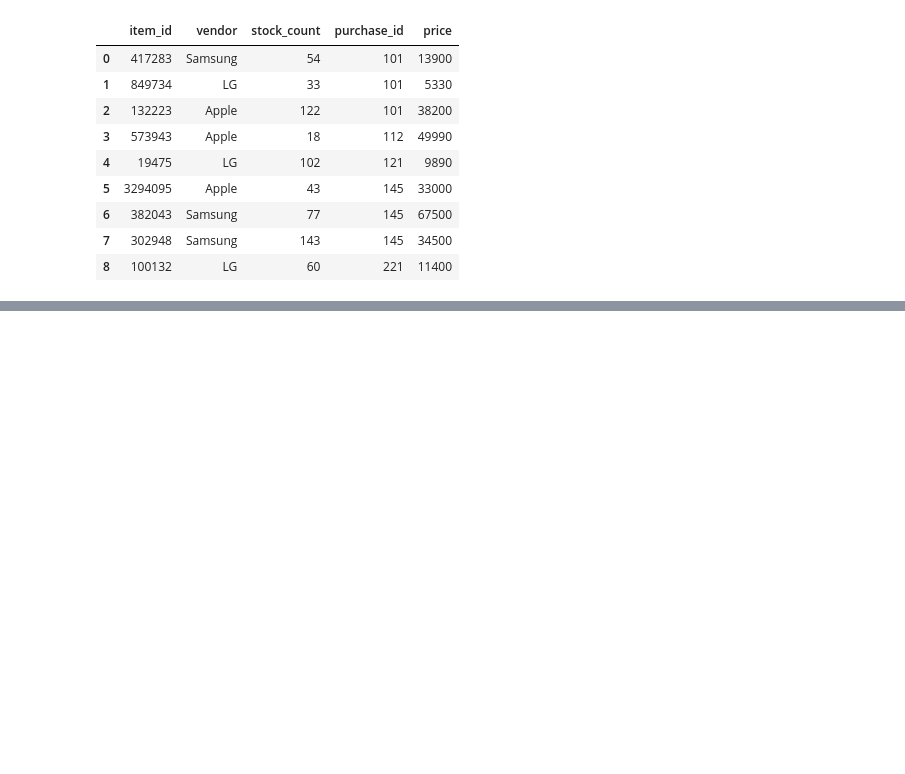
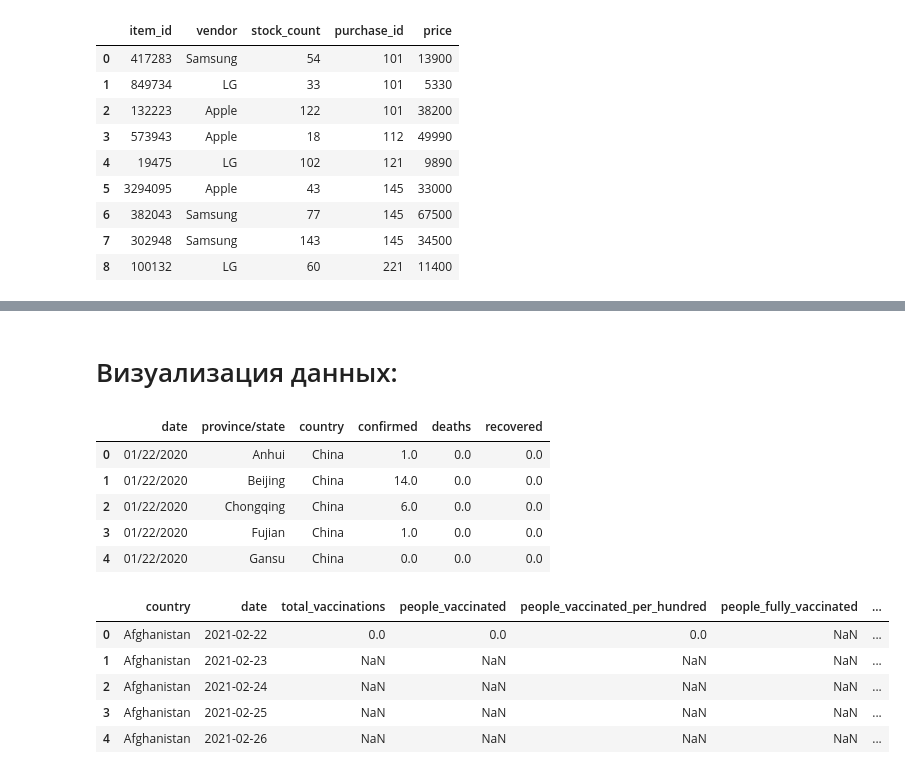
Before and after one commit to Zoozyahub/DataScience, a Jupyter notebook: PY_10 Введение в pandas/practice.ipynb, the cells around one changed output, grey strips where cells are left out. Drawn from its saved outputs; the diff is of its cells as text; code cells hidden in the pictures; blank space fills up the shorter version.

```diff
--- a/PY_10 Введение в pandas/practice.ipynb
+++ b/PY_10 Введение в pandas/practice.ipynb
@@ -479,0 +505,50 @@ import pandas as pd
+# %% [markdown]
+# Визуализация данных:
+# %%
+import pandas as pd
+
+covid_data = pd.read_csv('data/covid_data.csv')
+# display(covid_data.head(5))
+covid_vac = pd.read_csv('data/country_vaccinations.csv')
+vaccinations_data = covid_vac[
+    ['country', 'date', 'total_vaccinations',
+     'people_vaccinated', 'people_vaccinated_per_hundred',
+     'people_fully_vaccinated', 'people_fully_vaccinated_per_hundred',
+     'daily_vaccinations', 'vaccines']
+]
+# display(vaccinations_data.head(5))
+
+# Группируем таблицу по дате и названию страны и рассчитываем суммарные показатели по всем регионам. Тем самым переходим от данных по регионам к данным по странам:
+covid_data = covid_data.groupby(
+    ['date', 'country'],
+    as_index=False
+)[['confirmed', 'deaths', 'recovered']].sum()
+
+# Преобразуем даты в формат datetime с помощью функции pd.to_datetime()
+covid_data['date'] = pd.to_datetime(covid_data['date'])
+
+# Преобразуем даты в формат datetime с помощью функции pd.to_datetime()
+covid_data['active'] = covid_data['confirmed'] - covid_data['deaths'] - covid_data['recovered']
+
+# Создадим признак ежедневного прироста числа заболевших, умерших и выздоровевших людей. Для этого отсортируем данные по названиям стран,
+# а затем по датам. После этого произведём группировку по странам и рассчитаем разницу между «вчера и сегодня» с помощью метода diff():
+covid_data = covid_data.sort_values(by=['country', 'date'])
+covid_data['daily_confirmed'] = covid_data.groupby('country')['confirmed'].diff()
+covid_data['daily_deaths'] = covid_data.groupby('country')['deaths'].diff()
+covid_data['daily_recovered'] = covid_data.groupby('country')['recovered'].diff()
+
+# В таблице vaccinations_data достаточно будет преобразовать столбцы в формат datetime
+vaccinations_data['date'] = pd.to_datetime(vaccinations_data['date'])
+# %% [output]
+|  | date | province/state | country | confirmed | deaths | recovered |
+| 0 | 01/22/2020 | Anhui | China | 1.0 | 0.0 | 0.0 |
+| 1 | 01/22/2020 | Beijing | China | 14.0 | 0.0 | 0.0 |
+| 2 | 01/22/2020 | Chongqing | China | 6.0 | 0.0 | 0.0 |
+| 3 | 01/22/2020 | Fujian | China | 1.0 | 0.0 | 0.0 |
+| 4 | 01/22/2020 | Gansu | China | 0.0 | 0.0 | 0.0 |
+|  | country | date | total_vaccinations | people_vaccinated | people_vaccinated_per_hundred | people_fully_vaccinated | ... |
+| 0 | Afghanistan | 2021-02-22 | 0.0 | 0.0 | 0.0 | NaN | ... |
+| 1 | Afghanistan | 2021-02-23 | NaN | NaN | NaN | NaN | ... |
+| 2 | Afghanistan | 2021-02-24 | NaN | NaN | NaN | NaN | ... |
+| 3 | Afghanistan | 2021-02-25 | NaN | NaN | NaN | NaN | ... |
+| 4 | Afghanistan | 2021-02-26 | NaN | NaN | NaN | NaN | ... |
```
Also changed, not shown: parts of 2 cells of this notebook, 2 other files.
